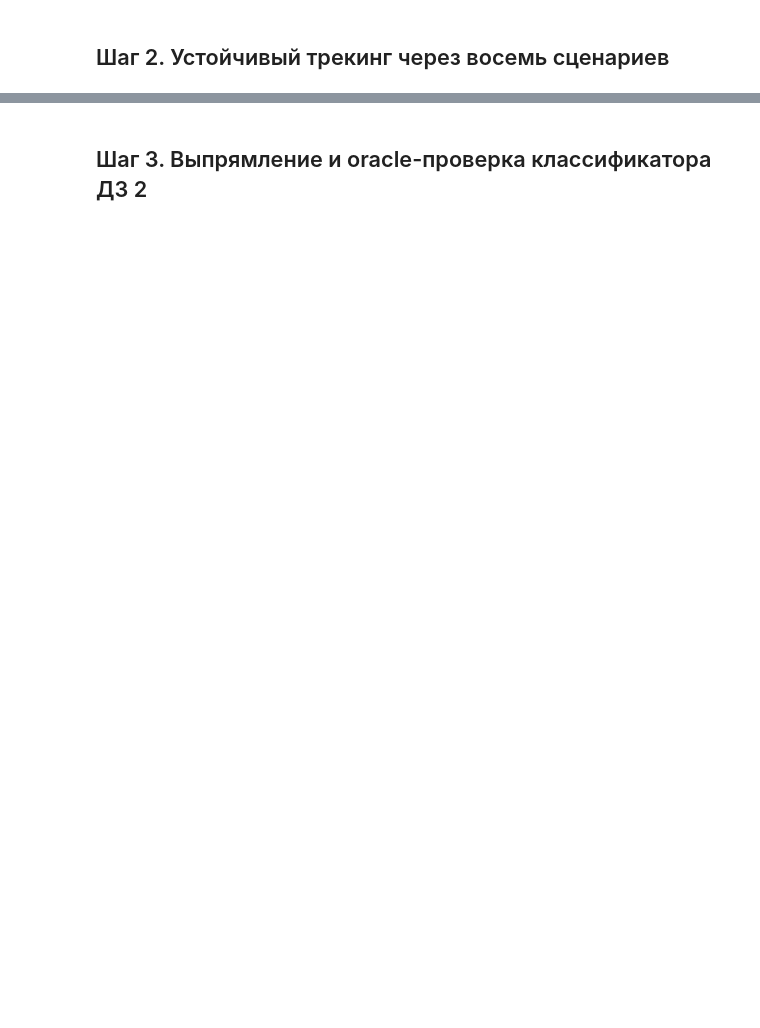
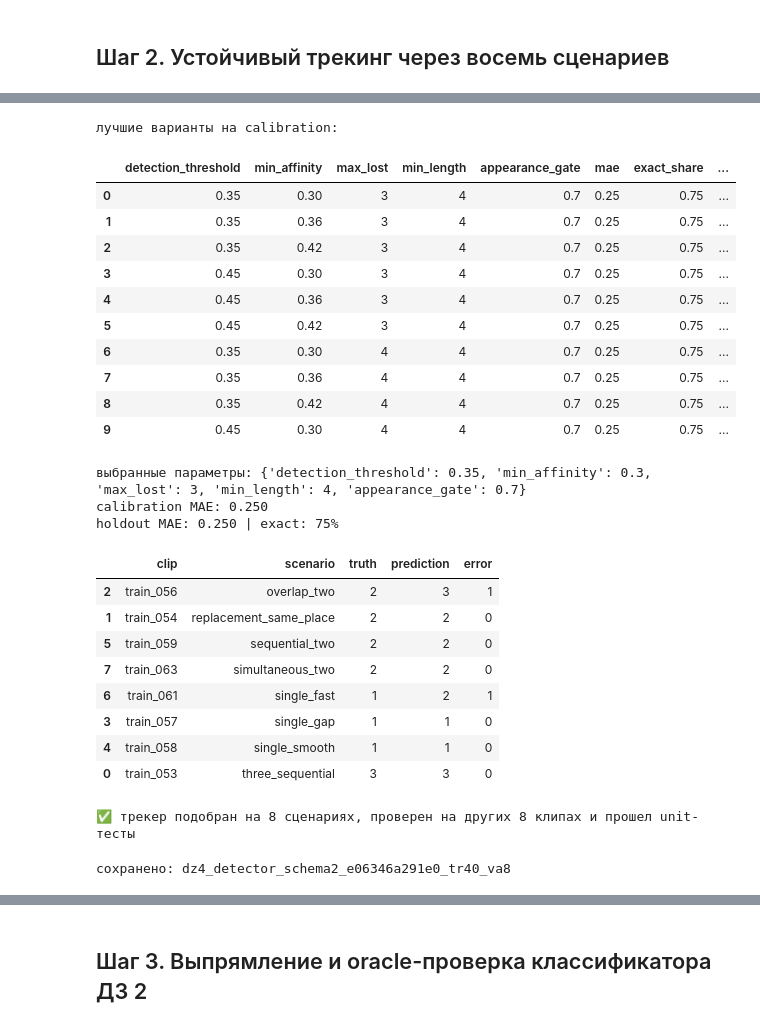
Before and after one commit to DementievWoW/MIPT_CV, a Jupyter notebook: case4/CV_ДЗ4_Конвейер_на_потоке.ipynb, the cells around one changed output, grey strips where cells are left out. Cells and saved outputs as stored; diff of their text form; code cells hidden in the pictures; blank space fills up the shorter version.

```diff
--- a/case4/CV_ДЗ4_Конвейер_на_потоке.ipynb
+++ b/case4/CV_ДЗ4_Конвейер_на_потоке.ipynb
@@ -491,7 +601,17 @@ def box_iou(first, second):
     a = np.asarray(first, np.float32)
     b = np.asarray(second, np.float32)
     # TODO 2.1. Найдите площадь пересечения и объединения двух рамок.
-    value = ...
+    ix0 = max(a[0], b[0])
+    iy0 = max(a[1], b[1])
+    ix1 = min(a[2], b[2])
+    iy1 = min(a[3], b[3])
+    inter_w = max(0.0, ix1 - ix0)
+    inter_h = max(0.0, iy1 - iy0)
+    inter = inter_w * inter_h
+    area_a = max(0.0, a[2] - a[0]) * max(0.0, a[3] - a[1])
+    area_b = max(0.0, b[2] - b[0]) * max(0.0, b[3] - b[1])
+    union = area_a + area_b - inter
+    value = inter / union if union > 1e-6 else 0.0
     if value is Ellipsis:
         raise NotImplementedError('Заполните TODO 2.1: IoU = intersection / union')
     return float(value)
@@ -658,7 +778,12 @@ class RobustDocumentTracker:
             return -np.inf
 
         # TODO 2.2. Соберите affinity из четырех признаков. Сумма весов — 1.
-        score = ...
+        score = (
+            0.30 * iou
+            + 0.30 * centre_similarity
+            + 0.15 * size_similarity
+            + 0.25 * appearance
+        )
         if score is Ellipsis:
             raise NotImplementedError('Заполните TODO 2.2: affinity')
         return float(score)
@@ -770,11 +897,11 @@ print('закешировано development-кадров:', sum(map(len, DEVELOP
 # %%
 # --- TODO 2.3: подбор трекера только на calibration-клипах  ---
 # Подберите несколько осмысленных значений каждого параметра.
-DETECTION_THRESHOLDS = ...
-MIN_AFFINITIES = ...
-MAX_LOST_VALUES = ...
-MIN_LENGTH_VALUES = ...
-APPEARANCE_GATES = ...
+DETECTION_THRESHOLDS = [0.25, 0.35, 0.45]
+MIN_AFFINITIES = [0.30, 0.36, 0.42]
+MAX_LOST_VALUES = [3, 4, 6]
+MIN_LENGTH_VALUES = [2, 3, 4]
+APPEARANCE_GATES = [0.70, 0.75, 0.80]
 if any(value is Ellipsis for value in (
     DETECTION_THRESHOLDS, MIN_AFFINITIES, MAX_LOST_VALUES,
     MIN_LENGTH_VALUES, APPEARANCE_GATES,
@@ -839,33 +966,58 @@ for detection_threshold, min_affinity, max_lost, min_length, appearance_gate in
         'bias': float(errors.mean()),
         'abs_bias': float(abs(errors.mean())),
         'overcount': int((errors > 0).sum()),
         'undercount': int((errors < 0).sum()),
     })
 
 tracker_grid = pd.DataFrame(grid_rows).sort_values(
     ['mae', 'exact_share', 'abs_bias', 'overcount', 'undercount', 'max_lost'],
     ascending=[True, False, True, True, True, True],
 ).reset_index(drop=True)
 best = tracker_grid.iloc[0]
 TRACKER_PARAMS = {
     'detection_threshold': float(best['detection_threshold']),
     'min_affinity': float(best['min_affinity']),
     'max_lost': int(best['max_lost']),
     'min_length': int(best['min_length']),
     'appearance_gate': float(best['appearance_gate']),
 }
 tracker_calibration_results = evaluate_tracker(TRACKER_CALIBRATION_CLIPS, TRACKER_PARAMS)
 tracker_holdout_results = evaluate_tracker(TRACKER_HOLDOUT_CLIPS, TRACKER_PARAMS)
 TRACKER_CALIBRATION_MAE = float(tracker_calibration_results['error'].abs().mean())
 TRACKER_HOLDOUT_MAE = float(tracker_holdout_results['error'].abs().mean())
 TRACKER_HOLDOUT_EXACT = float((tracker_holdout_results['error'] == 0).mean())
 
 print('лучшие варианты на calibration:')
 display(tracker_grid.head(10))
 print('выбранные параметры:', TRACKER_PARAMS)
 print(f'calibration MAE: {TRACKER_CALIBRATION_MAE:.3f}')
 print(f'holdout MAE: {TRACKER_HOLDOUT_MAE:.3f} | exact: {TRACKER_HOLDOUT_EXACT:.0%}')
 display(tracker_holdout_results.sort_values('scenario'))
+# %% [output]
+лучшие варианты на calibration:
+|  | detection_threshold | min_affinity | max_lost | min_length | appearance_gate | mae | exact_share | ... |
+| 0 | 0.35 | 0.30 | 3 | 4 | 0.7 | 0.25 | 0.75 | ... |
+| 1 | 0.35 | 0.36 | 3 | 4 | 0.7 | 0.25 | 0.75 | ... |
+| 2 | 0.35 | 0.42 | 3 | 4 | 0.7 | 0.25 | 0.75 | ... |
+| 3 | 0.45 | 0.30 | 3 | 4 | 0.7 | 0.25 | 0.75 | ... |
+| 4 | 0.45 | 0.36 | 3 | 4 | 0.7 | 0.25 | 0.75 | ... |
+| 5 | 0.45 | 0.42 | 3 | 4 | 0.7 | 0.25 | 0.75 | ... |
+| 6 | 0.35 | 0.30 | 4 | 4 | 0.7 | 0.25 | 0.75 | ... |
+| 7 | 0.35 | 0.36 | 4 | 4 | 0.7 | 0.25 | 0.75 | ... |
+| 8 | 0.35 | 0.42 | 4 | 4 | 0.7 | 0.25 | 0.75 | ... |
+| 9 | 0.45 | 0.30 | 4 | 4 | 0.7 | 0.25 | 0.75 | ... |
+выбранные параметры: {'detection_threshold': 0.35, 'min_affinity': 0.3, 'max_lost': 3, 'min_length': 4, 'appearance_gate': 0.7}
+calibration MAE: 0.250
+holdout MAE: 0.250 | exact: 75%
+|  | clip | scenario | truth | prediction | error |
+| 2 | train_056 | overlap_two | 2 | 3 | 1 |
+| 1 | train_054 | replacement_same_place | 2 | 2 | 0 |
+| 5 | train_059 | sequential_two | 2 | 2 | 0 |
+| 7 | train_063 | simultaneous_two | 2 | 2 | 0 |
+| 6 | train_061 | single_fast | 1 | 2 | 1 |
+| 3 | train_057 | single_gap | 1 | 1 | 0 |
+| 4 | train_058 | single_smooth | 1 | 1 | 0 |
+| 0 | train_053 | three_sequential | 3 | 3 | 0 |
 # %%
 # --- ✅ Самопроверка Шага 2 ---
 assert len(TRACKER_CALIBRATION_CLIPS) == len(SCENARIOS)
@@ -913,6 +1065,14 @@ assert _synthetic_count(_replacement) == 2, 'замена страницы в т
 print('✅ трекер подобран на 8 сценариях, проверен на других 8 клипах и прошел unit-тесты')
 if TRACKER_HOLDOUT_EXACT < 0.75:
     print('⚠️ exact < 75%: проанализируйте сценарии с ошибками, а не маскируйте их общей MAE')
+# %% [output]
+✅ трекер подобран на 8 сценариях, проверен на других 8 клипах и прошел unit-тесты
+# %%
+# --- Резервная копия весов YOLO на Drive ---
+shutil.copytree(DETECTOR_RUN_DIR, f"/content/drive/MyDrive/mipt_cv/dz4_runs/{DETECTOR_RUN_NAME}", dirs_exist_ok=True)
+print("сохранено:", DETECTOR_RUN_NAME)
+# %% [output]
+сохранено: dz4_detector_schema2_e06346a291e0_tr40_va8
 # %% [markdown]
 ### ✍️ Отчетная ячейка Шага 2
 
```
Also changed, not shown: parts of 33 cells of this notebook.
